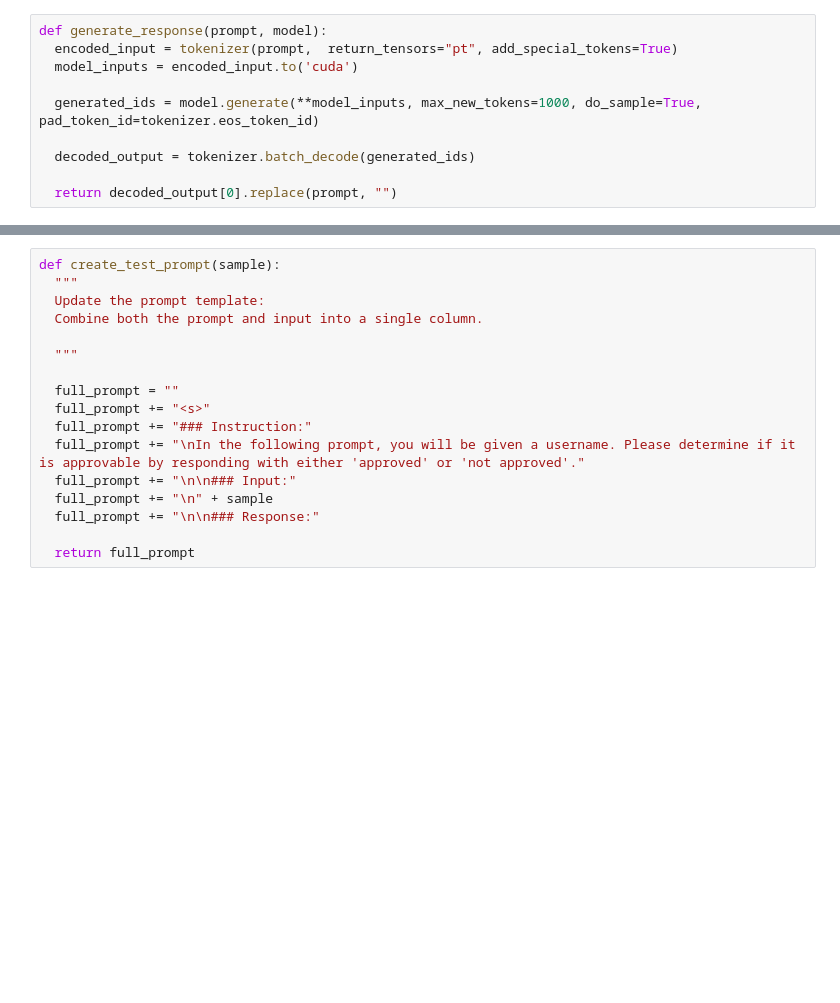
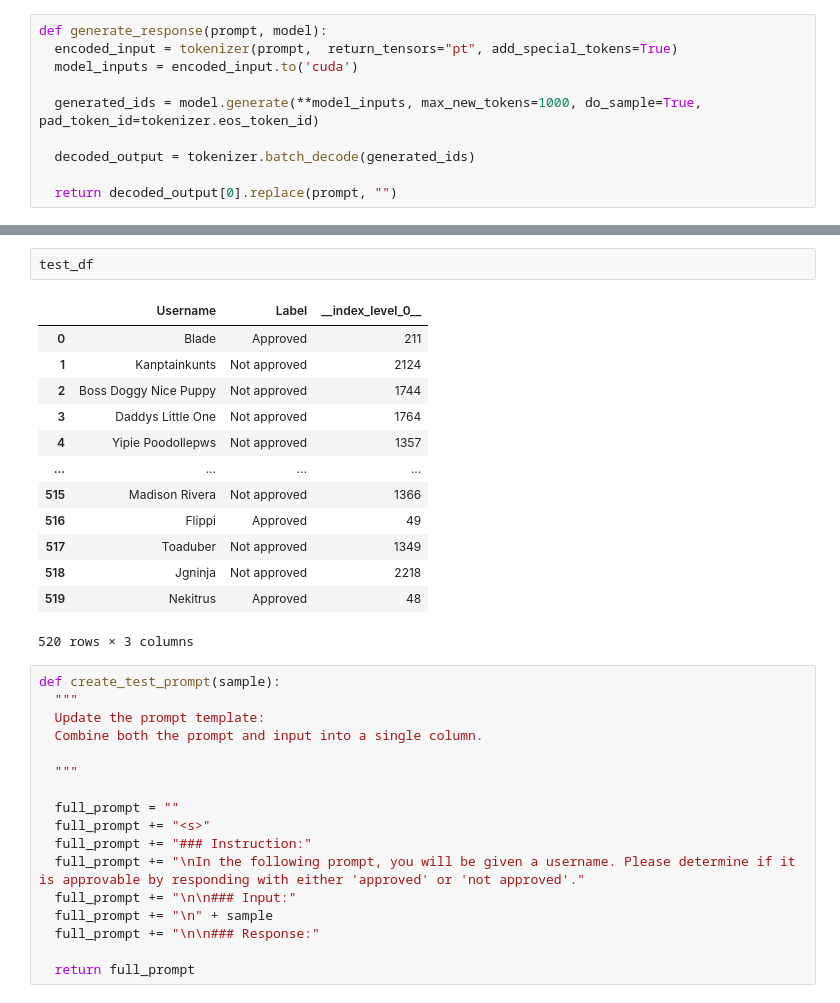
Before and after one commit to simnpeter/usernameApproving, a Jupyter notebook: Mistral.ipynb, the cells around one changed output, grey strips where cells are left out. Cells and saved outputs as stored; diff of their text form; blank space fills up the shorter version.

```diff
--- a/Mistral.ipynb
+++ b/Mistral.ipynb
@@ -134,3 +134,19 @@ Dataset({
+# %%
+test_df
+# %% [output]
+|  | Username | Label | __index_level_0__ |
+| 0 | Blade | Approved | 211 |
+| 1 | Kanptainkunts | Not approved | 2124 |
+| 2 | Boss Doggy Nice Puppy | Not approved | 1744 |
+| 3 | Daddys Little One | Not approved | 1764 |
+| 4 | Yipie Poodollepws | Not approved | 1357 |
+| ... | ... | ... | ... |
+| 515 | Madison Rivera | Not approved | 1366 |
+| 516 | Flippi | Approved | 49 |
+| 517 | Toaduber | Not approved | 1349 |
+| 518 | Jgninja | Not approved | 2218 |
+| 519 | Nekitrus | Approved | 48 |
+520 rows × 3 columns
 # %%
 def create_test_prompt(sample):
   """
```
Also changed, not shown: parts of 8 cells of this notebook.
